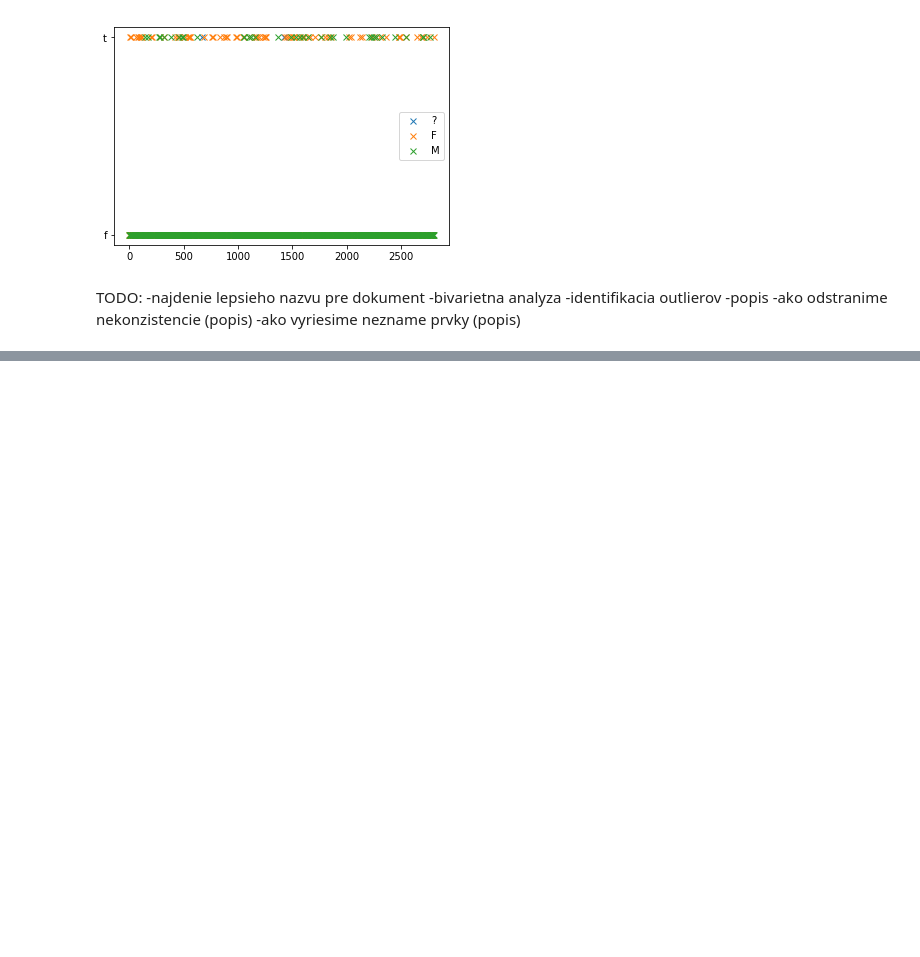
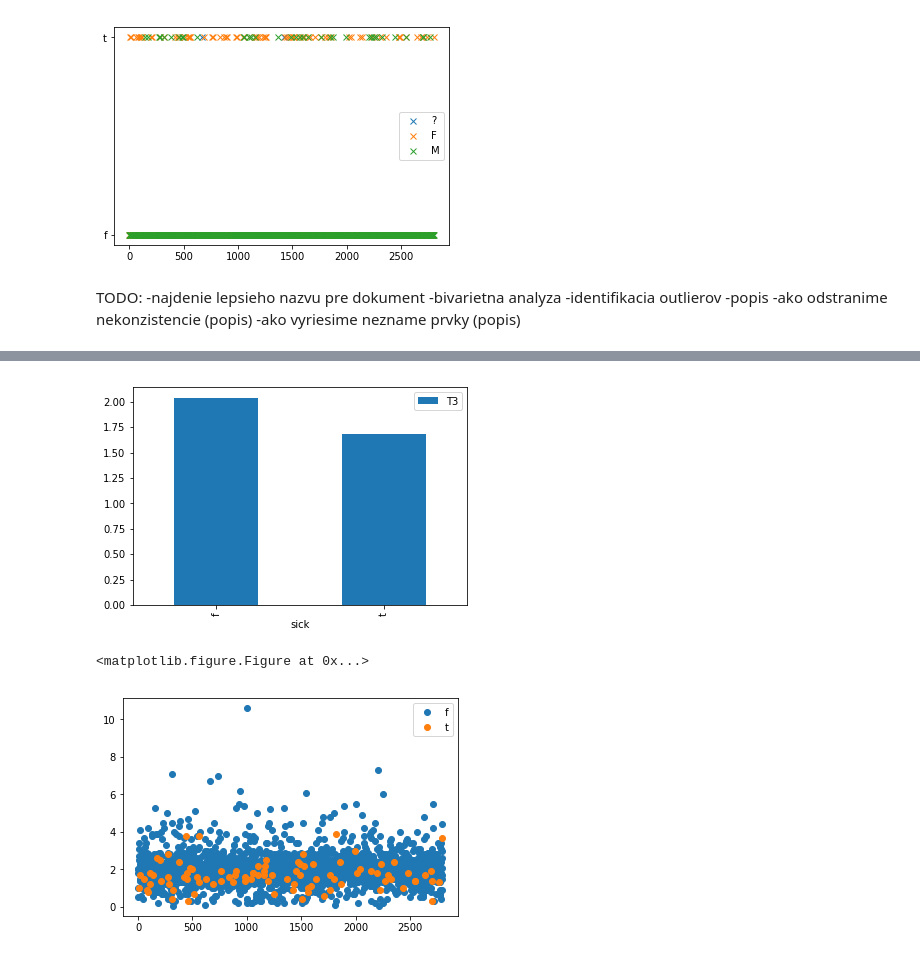
Before and after one commit to StefanSeben/IAU2018_SZ, a Jupyter notebook: sstart.ipynb, the cells around one changed output, grey strips where cells are left out. Saved outputs shown, nothing was run; the diff lists cells and outputs as text; code cells hidden in the pictures; blank space fills up the shorter version.

```diff
--- a/sstart.ipynb
+++ b/sstart.ipynb
@@ -474,0 +516,11 @@ TODO:
+# %%
+TSH_by_sick = train_data.groupby('sick').mean()[['TSH']]
+TSH_by_sick.plot.bar(stacked=True)
+plt.figure()
+
+fig, ax = plt.subplots()
+for name, group in train_data.groupby('sick'):
+    ax.plot(group.TSH, marker='o', linestyle='', label=name)
+ax.legend()
+
+plt.show()
@@ -474,0 +531,15 @@ TODO:
+# %%
+TSH_by_sick = train_data.groupby('sick').mean()[['T3']]
+TSH_by_sick.plot.bar(stacked=True)
+plt.figure()
+
+fig, ax = plt.subplots()
+for name, group in train_data.groupby('sick'):
+    ax.plot(group.T3, marker='o', linestyle='', label=name)
+ax.legend()
+
+plt.show()
+# %% [output]
+[figure, added]
+<matplotlib.figure.Figure at 0x...>
+[figure, added]
```
Also changed, not shown: parts of 60 cells of this notebook.
